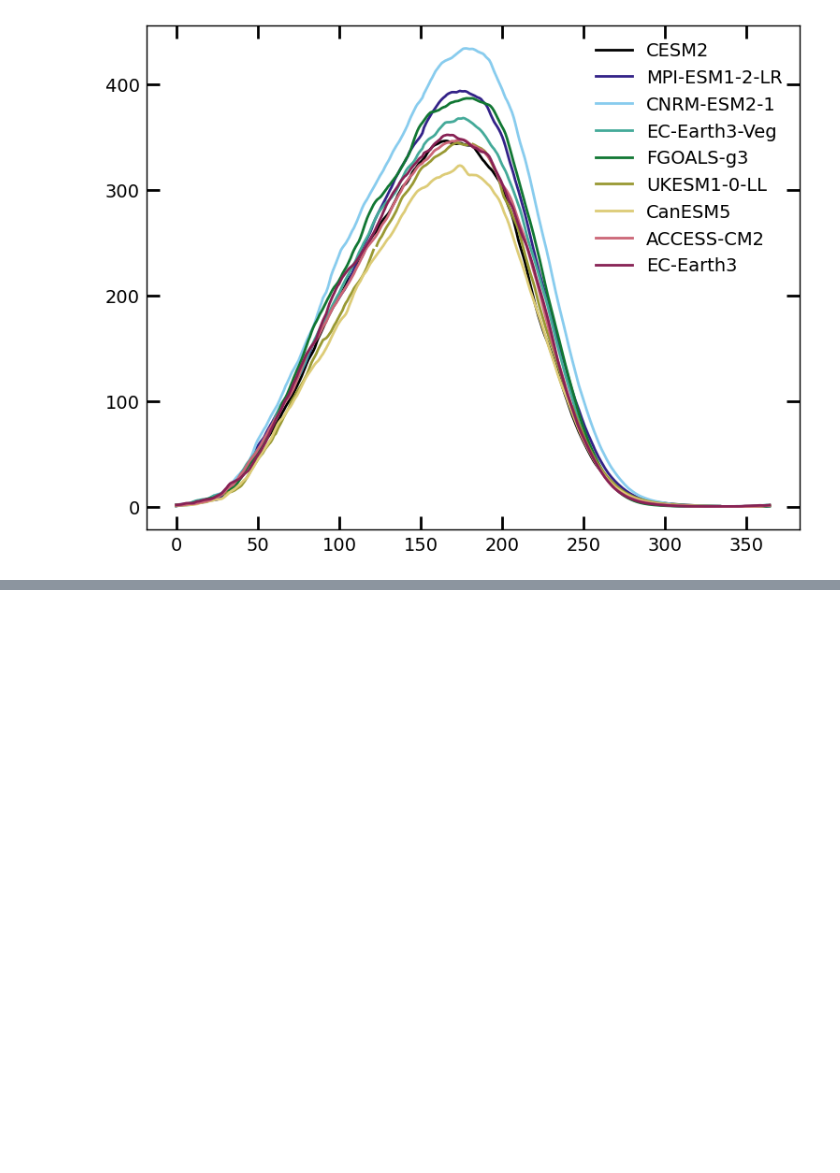
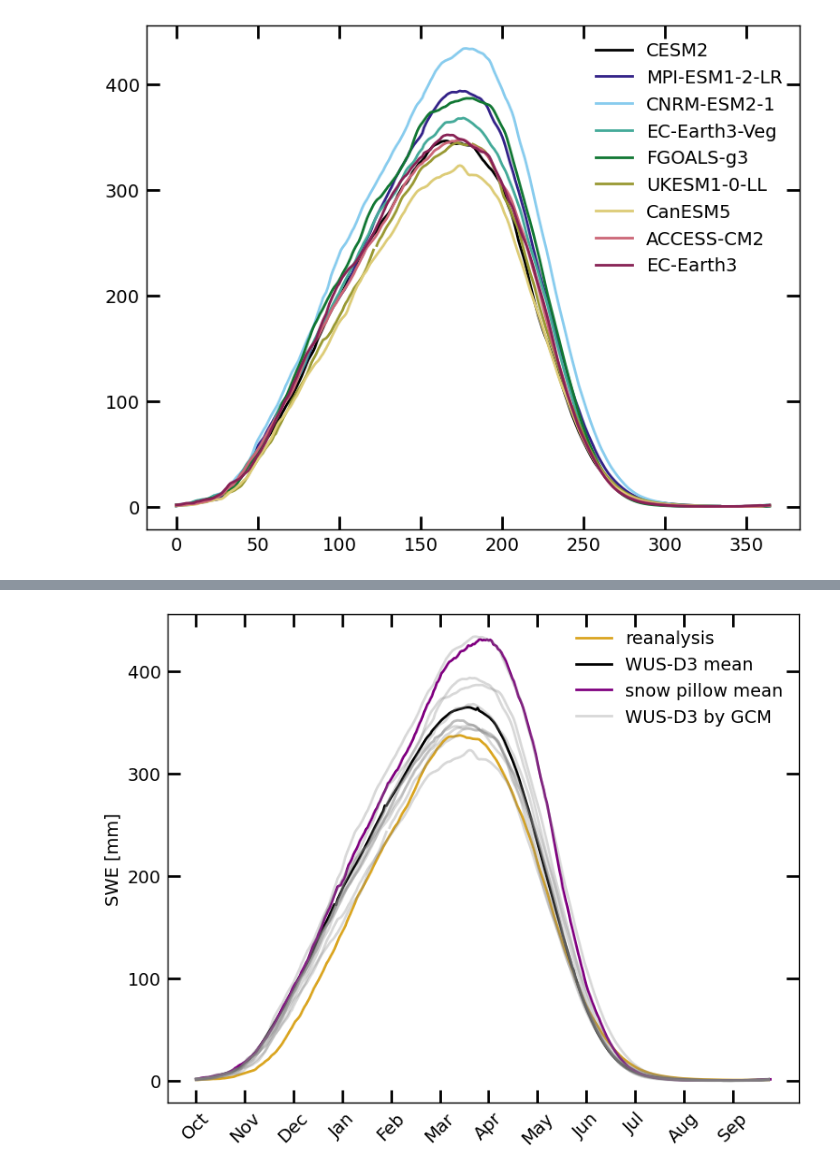
Before and after one commit to mariannecowherd/resilient-snowpack-estimation, a Jupyter notebook: code/ext_climatology.ipynb, the cells around one changed output, grey strips where cells are left out. Saved outputs shown, nothing was run; the diff lists cells and outputs as text; code cells hidden in the pictures; blank space fills up the shorter version.

```diff
--- a/code/ext_climatology.ipynb
+++ b/code/ext_climatology.ipynb
@@ -97,3 +187,49 @@ plt.show()
+# %%
+## make figure
+wrfcolor = 'black'
+snotelcolor = 'purple'
+uclacolor = 'goldenrod'
+## ucla data
+
+## snotel from WRF
+shifted_wrf_mean = np.roll(wrf_snotel_daily_mean.values.flatten(), shift=90)
+
+## pillow station data
+shifted_pillowmean = np.roll(pillowmean, shift = 92)
+shifted_pillowmean[91] = np.nanmean([shifted_pillowmean[92], shifted_pillowmean[90]])
+
+
+## dates ##
+
+x = np.arange(365)  # 0 to 364
+
+# Create a list of month labels
+month_labels = ['Oct', 'Nov', 'Dec','Jan', 'Feb', 'Mar', 'Apr', 'May', 'Jun', 'Jul', 'Aug', 'Sep']
+##
+
+fig,ax = plt.subplots()
+ax.plot(x, ucla_mean [0:365] , label = 'reanalysis', color = uclacolor)
+# ax.plot(x, shifted_snotel_mean[0:365] , label = 'SNOTEL', color = snotelcolor)
+ax.plot(shifted_wrf_mean, label = 'WUS-D3 mean', color = wrfcolor)
+
+ax.plot(shifted_pillowmean, label = 'snow pillow mean', color = snotelcolor)
+
+for gcm in snotel_from_WRF_BC.gcm:
+    tmpdata = np.roll(snotel_from_WRF_BC.sel(gcm = gcm).mean(dim = 'site').swe, shift = 92)
+    tmpdata[91] = np.nanmean([tmpdata[90], tmpdata[92]])
+    ax.plot(tmpdata, color = 'gray', alpha = 0.3)
+ax.plot(tmpdata, color = 'gray', alpha = 0.3, label = 'WUS-D3 by GCM')
+
+
+ax.set_ylabel('SWE [mm]')
+ax.legend()
+ax.set_xticks(np.arange(0, 365, 31), month_labels, rotation=45)
+
+fig.savefig(f'{basedir}/figures/ext_climatology.png')
+
+plt.show()
+# %% [output]
+[figure, added]
 # %%
 ## make figure
 wrfcolor = 'black'
```
Also changed, not shown: parts of 21 cells of this notebook, 12 other files.
